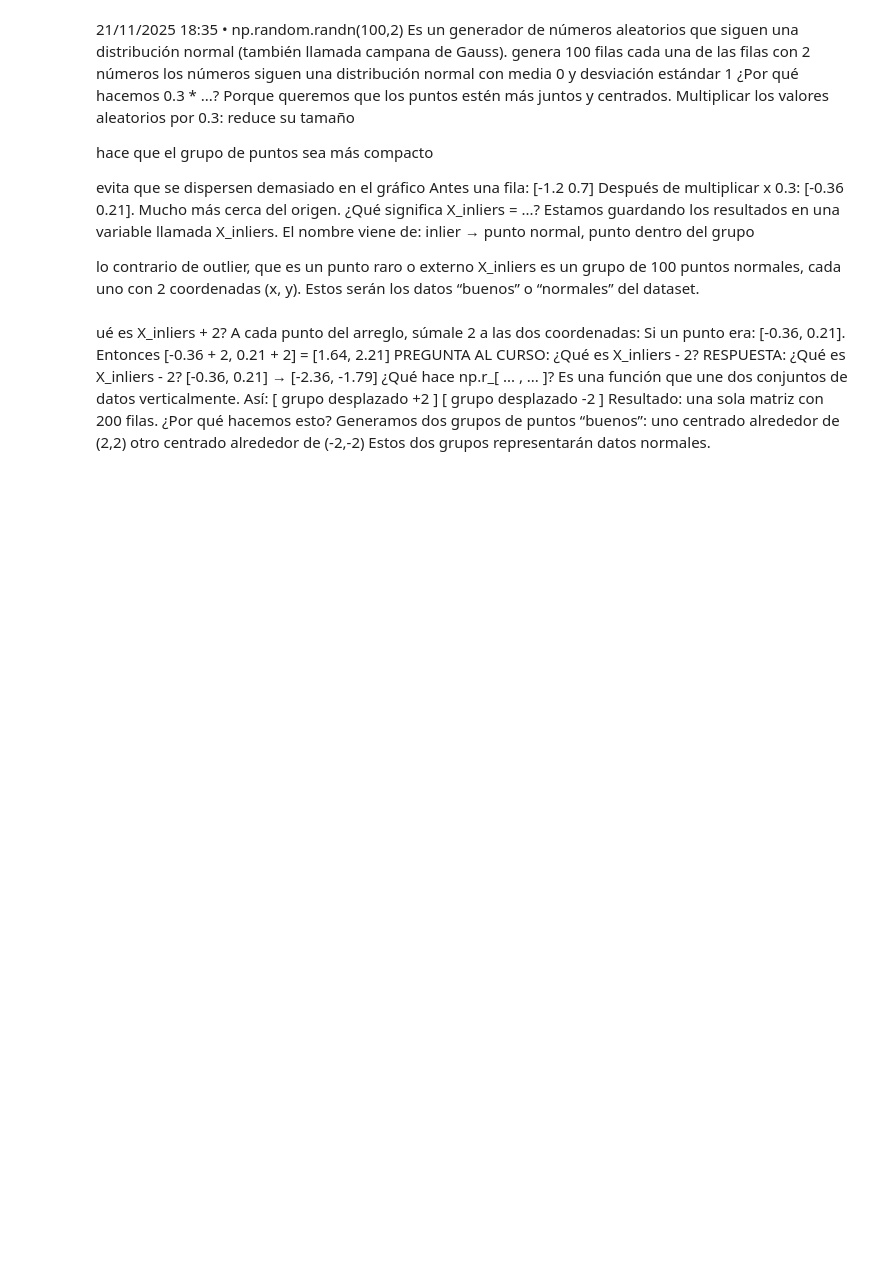
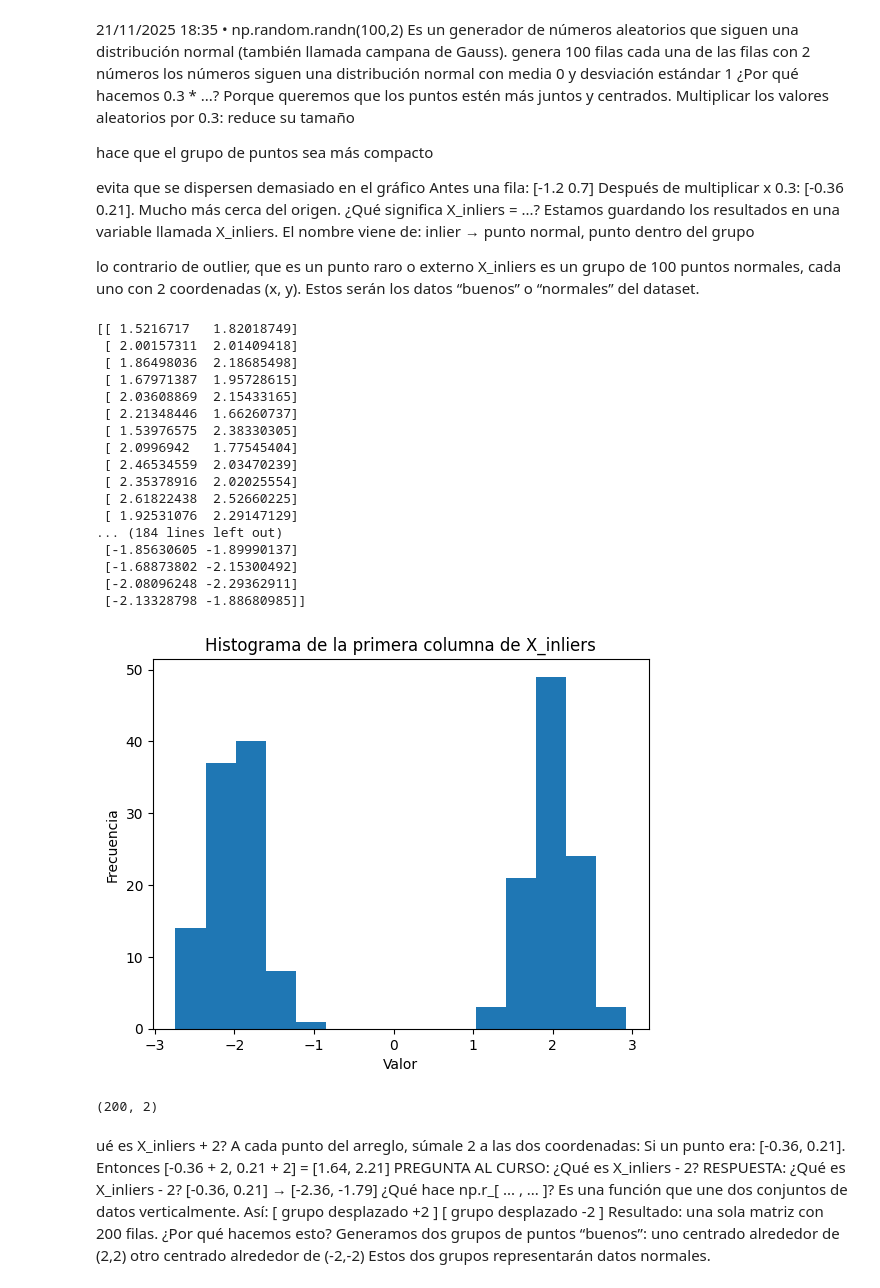
Before and after one commit to alexismuela95/evaluacion_formativa_2, a Jupyter notebook: outliers.ipynb, the cells around one changed output. Saved outputs shown, nothing was run; the diff lists cells and outputs as text; code cells hidden in the pictures; blank space fills up the shorter version.

```diff
--- a/outliers.ipynb
+++ b/outliers.ipynb
@@ -35,7 +67,37 @@ lo contrario de outlier, que es un punto raro o externo
 X_inliers es un grupo de 100 puntos normales, cada uno con 2 coordenadas (x, y).
 Estos serán los datos “buenos” o “normales” del dataset.
 # %%
-X_inliers = np.r_[X_inliers + 2, X_inliers - 2]
+X_inliers2 = np.r_[X_inliers + 2, X_inliers - 2]
+print(X_inliers2)
+
+plt.hist(X_inliers2[:, 0], bins=15)
+plt.title("Histograma de la primera columna de X_inliers")
+plt.xlabel("Valor")
+plt.ylabel("Frecuencia")
+plt.show()
+# %% [output]
+[[ 1.5216717   1.82018749]
+ [ 2.00157311  2.01409418]
+ [ 1.86498036  2.18685498]
+ [ 1.67971387  1.95728615]
+ [ 2.03608869  2.15433165]
+ [ 2.21348446  1.66260737]
+ [ 1.53976575  2.38330305]
+ [ 2.0996942   1.77545404]
+ [ 2.46534559  2.03470239]
+ [ 2.35378916  2.02025554]
+ [ 2.61822438  2.52660225]
+ [ 1.92531076  2.29147129]
+... (184 lines left out)
+ [-1.85630605 -1.89990137]
+ [-1.68873802 -2.15300492]
+ [-2.08096248 -2.29362911]
+ [-2.13328798 -1.88680985]]
+[figure, added]
+# %%
+X_inliers2.shape
+# %% [output]
+(200, 2)
 # %% [markdown]
 ué es X_inliers + 2?
 A cada punto del arreglo, súmale 2 a las dos coordenadas:
```
Also changed, not shown: parts of 13 cells of this notebook.
